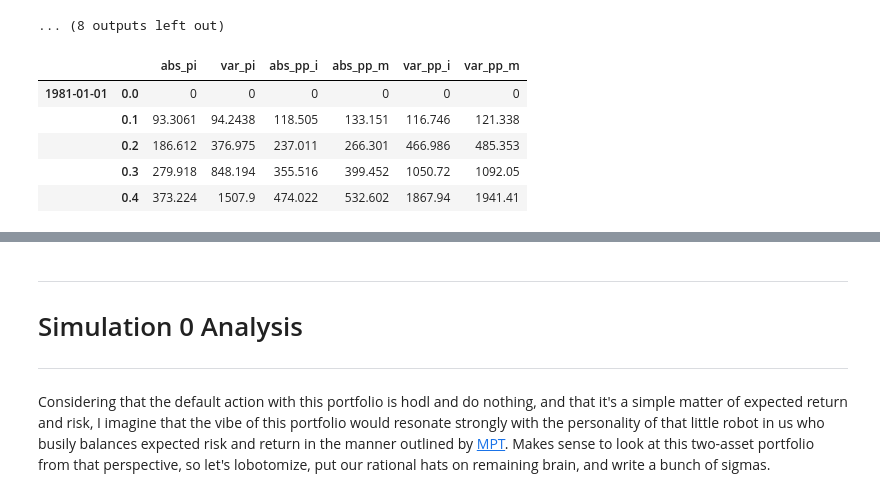
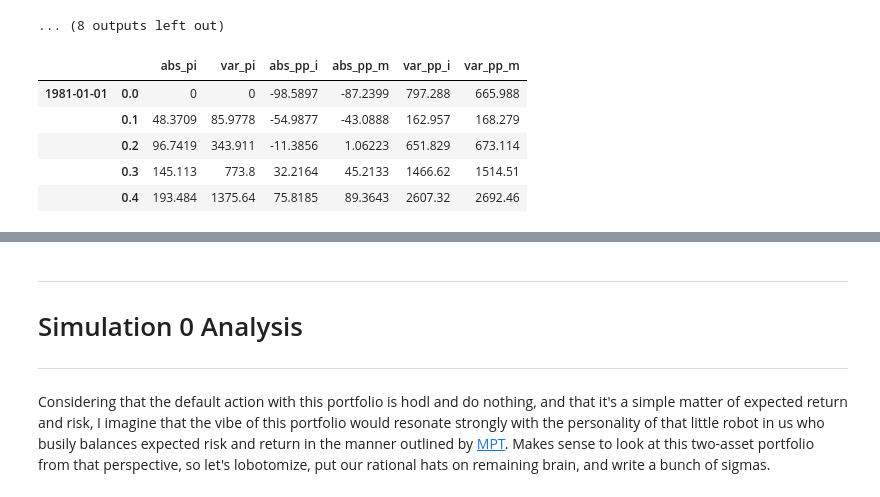
Before and after one commit to jthk1618/Causality, a Jupyter notebook: financial_safety_net_simulations.ipynb, the cells around one changed output, grey strips where cells are left out. Cells and saved outputs as stored; diff of their text form; code cells hidden in the pictures.

```diff
--- a/financial_safety_net_simulations.ipynb
+++ b/financial_safety_net_simulations.ipynb
@@ -633,12 +634,14 @@ Year: 6, Ratio: 1.0
 |  | 0.2 | 42.7113 | 225.194 | -219.332 | -396.355 | 769.649 | 608.617 |
 ... (8 outputs left out)
 # %%
+# --- Dict Results
+
 result01 = dict(zip(strat_lens, result_list))
-result01[4].head()
+result01[1].head()
 # %% [output]
 |  |  | abs_pi | var_pi | abs_pp_i | abs_pp_m | var_pp_i | var_pp_m |
-| 1981-01-01 | 0.0 | 0 | 0 | 0 | 0 | 0 | 0 |
-|  | 0.1 | 93.3061 | 94.2438 | 118.505 | 133.151 | 116.746 | 121.338 |
-|  | 0.2 | 186.612 | 376.975 | 237.011 | 266.301 | 466.986 | 485.353 |
-|  | 0.3 | 279.918 | 848.194 | 355.516 | 399.452 | 1050.72 | 1092.05 |
-|  | 0.4 | 373.224 | 1507.9 | 474.022 | 532.602 | 1867.94 | 1941.41 |
+| 1981-01-01 | 0.0 | 0 | 0 | -98.5897 | -87.2399 | 797.288 | 665.988 |
+|  | 0.1 | 48.3709 | 85.9778 | -54.9877 | -43.0888 | 162.957 | 168.279 |
+|  | 0.2 | 96.7419 | 343.911 | -11.3856 | 1.06223 | 651.829 | 673.114 |
+|  | 0.3 | 145.113 | 773.8 | 32.2164 | 45.2133 | 1466.62 | 1514.51 |
+|  | 0.4 | 193.484 | 1375.64 | 75.8185 | 89.3643 | 2607.32 | 2692.46 |
```
Also changed, not shown: parts of 14 cells of this notebook.
